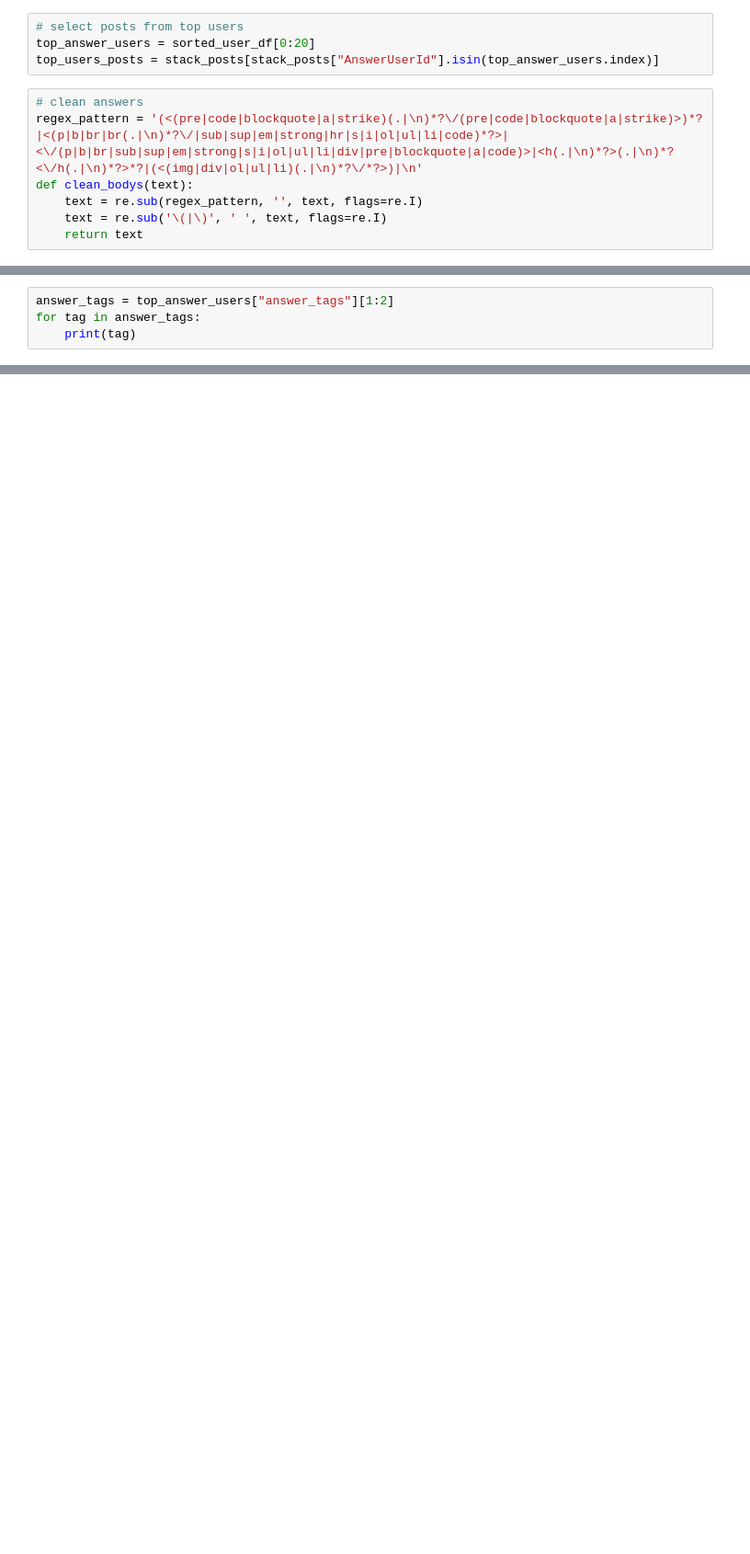
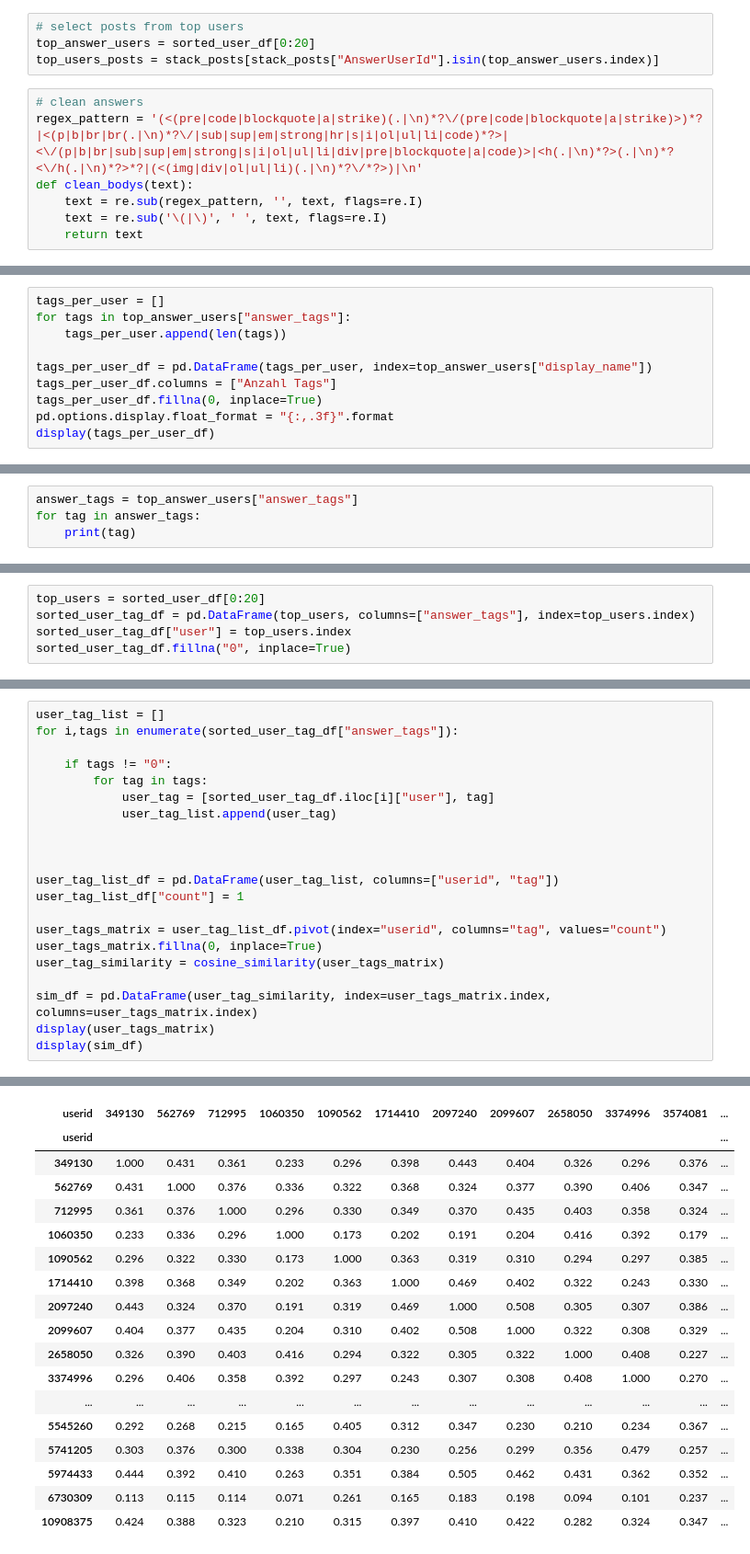
Before and after one commit to LBraunshausen/MSR-project, a Jupyter notebook: RQ4.ipynb, the cells around one changed output, grey strips where cells are left out. Shown: that part at 92% size. Drawn from its saved outputs; the diff is of its cells as text; blank space fills up the shorter version.

```diff
--- a/RQ4.ipynb
+++ b/RQ4.ipynb
@@ -175,0 +281,10 @@ show(p)
+# %%
+tags_per_user = []
+for tags in top_answer_users["answer_tags"]:
+    tags_per_user.append(len(tags))
+
+tags_per_user_df = pd.DataFrame(tags_per_user, index=top_answer_users["display_name"])
+tags_per_user_df.columns = ["Anzahl Tags"]
+tags_per_user_df.fillna(0, inplace=True)
+pd.options.display.float_format = "{:,.3f}".format
+display(tags_per_user_df)
@@ -176,4 +310,4 @@ show(p)
 # %%
-answer_tags = top_answer_users["answer_tags"][1:2]
+answer_tags = top_answer_users["answer_tags"]
 for tag in answer_tags:
     print(tag)
@@ -181,0 +314,5 @@ for tag in answer_tags:
+# %%
+top_users = sorted_user_df[0:20]
+sorted_user_tag_df = pd.DataFrame(top_users, columns=["answer_tags"], index=top_users.index)
+sorted_user_tag_df["user"] = top_users.index
+sorted_user_tag_df.fillna("0", inplace=True)
@@ -181,0 +358,22 @@ for tag in answer_tags:
+# %%
+user_tag_list = []
+for i,tags in enumerate(sorted_user_tag_df["answer_tags"]):
+
+    if tags != "0":
+        for tag in tags:
+            user_tag = [sorted_user_tag_df.iloc[i]["user"], tag]
+            user_tag_list.append(user_tag)
+
+
+
+user_tag_list_df = pd.DataFrame(user_tag_list, columns=["userid", "tag"])
+user_tag_list_df["count"] = 1
+
+user_tags_matrix = user_tag_list_df.pivot(index="userid", columns="tag", values="count")
+user_tags_matrix.fillna(0, inplace=True)
+user_tag_similarity = cosine_similarity(user_tags_matrix)
+
+sim_df = pd.DataFrame(user_tag_similarity, index=user_tags_matrix.index, columns=user_tags_matrix.index)
+display(user_tags_matrix)
+display(sim_df)
+# %% [output]
@@ -181,0 +399,18 @@ for tag in answer_tags:
+| userid | 349130 | 562769 | 712995 | 1060350 | 1090562 | 1714410 | 2097240 | 2099607 | 2658050 | 3374996 | 3574081 | ... |
+| userid |  |  |  |  |  |  |  |  |  |  |  | ... |
+| 349130 | 1.000 | 0.431 | 0.361 | 0.233 | 0.296 | 0.398 | 0.443 | 0.404 | 0.326 | 0.296 | 0.376 | ... |
+| 562769 | 0.431 | 1.000 | 0.376 | 0.336 | 0.322 | 0.368 | 0.324 | 0.377 | 0.390 | 0.406 | 0.347 | ... |
+| 712995 | 0.361 | 0.376 | 1.000 | 0.296 | 0.330 | 0.349 | 0.370 | 0.435 | 0.403 | 0.358 | 0.324 | ... |
+| 1060350 | 0.233 | 0.336 | 0.296 | 1.000 | 0.173 | 0.202 | 0.191 | 0.204 | 0.416 | 0.392 | 0.179 | ... |
+| 1090562 | 0.296 | 0.322 | 0.330 | 0.173 | 1.000 | 0.363 | 0.319 | 0.310 | 0.294 | 0.297 | 0.385 | ... |
+| 1714410 | 0.398 | 0.368 | 0.349 | 0.202 | 0.363 | 1.000 | 0.469 | 0.402 | 0.322 | 0.243 | 0.330 | ... |
+| 2097240 | 0.443 | 0.324 | 0.370 | 0.191 | 0.319 | 0.469 | 1.000 | 0.508 | 0.305 | 0.307 | 0.386 | ... |
+| 2099607 | 0.404 | 0.377 | 0.435 | 0.204 | 0.310 | 0.402 | 0.508 | 1.000 | 0.322 | 0.308 | 0.329 | ... |
+| 2658050 | 0.326 | 0.390 | 0.403 | 0.416 | 0.294 | 0.322 | 0.305 | 0.322 | 1.000 | 0.408 | 0.227 | ... |
+| 3374996 | 0.296 | 0.406 | 0.358 | 0.392 | 0.297 | 0.243 | 0.307 | 0.308 | 0.408 | 1.000 | 0.270 | ... |
+| ... | ... | ... | ... | ... | ... | ... | ... | ... | ... | ... | ... | ... |
+| 5545260 | 0.292 | 0.268 | 0.215 | 0.165 | 0.405 | 0.312 | 0.347 | 0.230 | 0.210 | 0.234 | 0.367 | ... |
+| 5741205 | 0.303 | 0.376 | 0.300 | 0.338 | 0.304 | 0.230 | 0.256 | 0.299 | 0.356 | 0.479 | 0.257 | ... |
+| 5974433 | 0.444 | 0.392 | 0.410 | 0.263 | 0.351 | 0.384 | 0.505 | 0.462 | 0.431 | 0.362 | 0.352 | ... |
+| 6730309 | 0.113 | 0.115 | 0.114 | 0.071 | 0.261 | 0.165 | 0.183 | 0.198 | 0.094 | 0.101 | 0.237 | ... |
+| 10908375 | 0.424 | 0.388 | 0.323 | 0.210 | 0.315 | 0.397 | 0.410 | 0.422 | 0.282 | 0.324 | 0.347 | ... |
```
Also changed, not shown: parts of 36 cells of this notebook, 1 other file.
